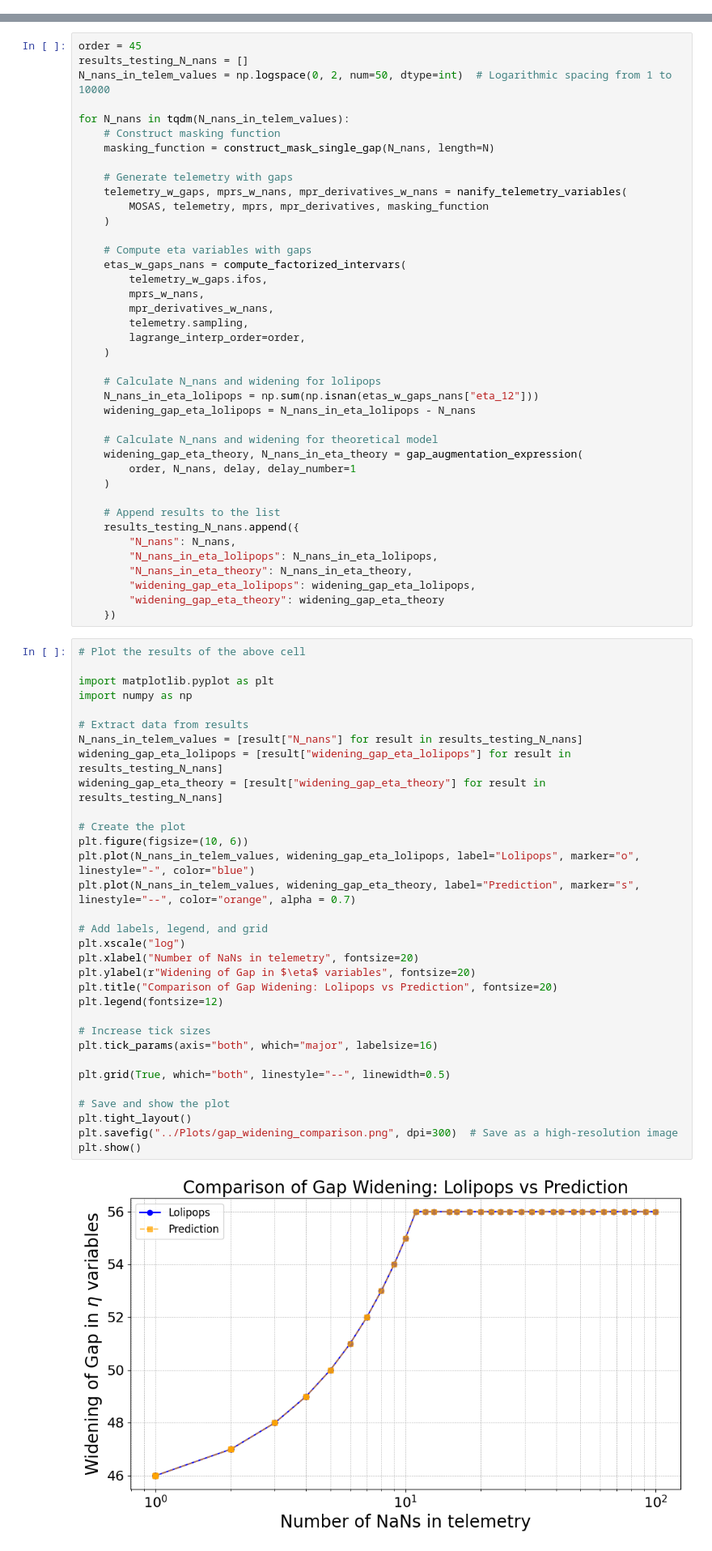
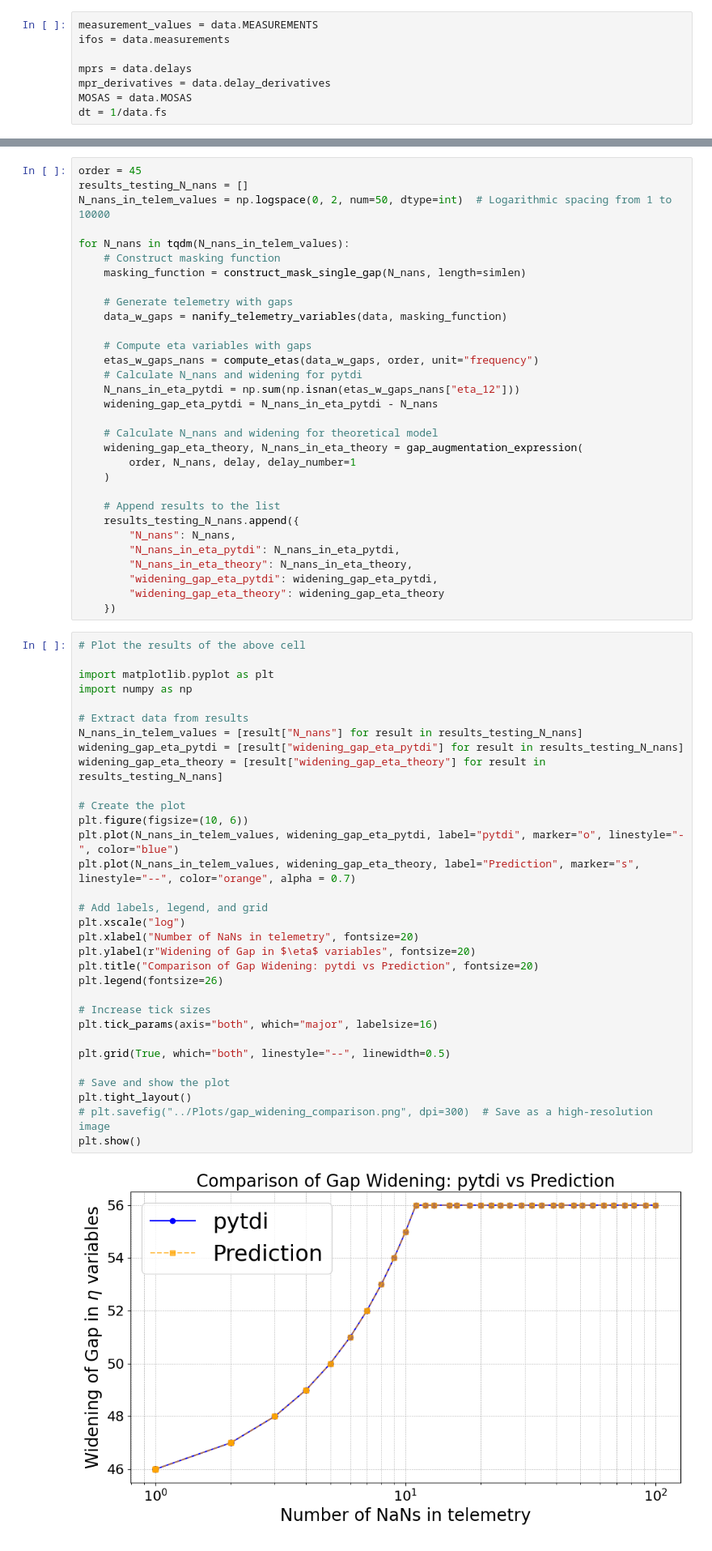
Before and after one commit to OllieBurke/gaps_tdi, a Jupyter notebook: notebooks/investigation_gap_widening.ipynb, the cells around one changed output, grey strips where cells are left out. Shown at 81% size. Drawn from its saved outputs; the diff is of its cells as text.

```diff
--- a/notebooks/investigation_gap_widening.ipynb
+++ b/notebooks/investigation_gap_widening.ipynb
@@ -100,0 +63,8 @@ INFO:lolipops.local.prn:Canceling filter group delay for PRN measurements
+# %%
+measurement_values = data.MEASUREMENTS
+ifos = data.measurements
+
+mprs = data.delays
+mpr_derivatives = data.delay_derivatives
+MOSAS = data.MOSAS
+dt = 1/data.fs
@@ -201,25 +220,16 @@ N_nans_in_telem_values = np.logspace(0, 2, num=50, dtype=int)  # Logarithmic spa
 
 for N_nans in tqdm(N_nans_in_telem_values):
     # Construct masking function
-    masking_function = construct_mask_single_gap(N_nans, length=N)
+    masking_function = construct_mask_single_gap(N_nans, length=simlen)
 
     # Generate telemetry with gaps
-    telemetry_w_gaps, mprs_w_nans, mpr_derivatives_w_nans = nanify_telemetry_variables(
-        MOSAS, telemetry, mprs, mpr_derivatives, masking_function
-    )
+    data_w_gaps = nanify_telemetry_variables(data, masking_function)
 
     # Compute eta variables with gaps
-    etas_w_gaps_nans = compute_factorized_intervars(
-        telemetry_w_gaps.ifos,
-        mprs_w_nans,
-        mpr_derivatives_w_nans,
-        telemetry.sampling,
-        lagrange_interp_order=order,
-    )
-
-    # Calculate N_nans and widening for lolipops
-    N_nans_in_eta_lolipops = np.sum(np.isnan(etas_w_gaps_nans["eta_12"]))
-    widening_gap_eta_lolipops = N_nans_in_eta_lolipops - N_nans
+    etas_w_gaps_nans = compute_etas(data_w_gaps, order, unit="frequency")
+    # Calculate N_nans and widening for pytdi
+    N_nans_in_eta_pytdi = np.sum(np.isnan(etas_w_gaps_nans["eta_12"]))
+    widening_gap_eta_pytdi = N_nans_in_eta_pytdi - N_nans
 
     # Calculate N_nans and widening for theoretical model
     widening_gap_eta_theory, N_nans_in_eta_theory = gap_augmentation_expression(
@@ -229,45 +239,45 @@ for N_nans in tqdm(N_nans_in_telem_values):
     # Append results to the list
     results_testing_N_nans.append({
         "N_nans": N_nans,
-        "N_nans_in_eta_lolipops": N_nans_in_eta_lolipops,
+        "N_nans_in_eta_pytdi": N_nans_in_eta_pytdi,
         "N_nans_in_eta_theory": N_nans_in_eta_theory,
-        "widening_gap_eta_lolipops": widening_gap_eta_lolipops,
+        "widening_gap_eta_pytdi": widening_gap_eta_pytdi,
         "widening_gap_eta_theory": widening_gap_eta_theory
     })
 # %%
 # Plot the results of the above cell
 
 import matplotlib.pyplot as plt
 import numpy as np
 
 # Extract data from results
 N_nans_in_telem_values = [result["N_nans"] for result in results_testing_N_nans]
-widening_gap_eta_lolipops = [result["widening_gap_eta_lolipops"] for result in results_testing_N_nans]
+widening_gap_eta_pytdi = [result["widening_gap_eta_pytdi"] for result in results_testing_N_nans]
 widening_gap_eta_theory = [result["widening_gap_eta_theory"] for result in results_testing_N_nans]
 
 # Create the plot
 plt.figure(figsize=(10, 6))
-plt.plot(N_nans_in_telem_values, widening_gap_eta_lolipops, label="Lolipops", marker="o", linestyle="-", color="blue")
+plt.plot(N_nans_in_telem_values, widening_gap_eta_pytdi, label="pytdi", marker="o", linestyle="-", color="blue")
 plt.plot(N_nans_in_telem_values, widening_gap_eta_theory, label="Prediction", marker="s", linestyle="--", color="orange", alpha = 0.7)
 
 # Add labels, legend, and grid
 plt.xscale("log")
 plt.xlabel("Number of NaNs in telemetry", fontsize=20)
 plt.ylabel(r"Widening of Gap in $\eta$ variables", fontsize=20)
-plt.title("Comparison of Gap Widening: Lolipops vs Prediction", fontsize=20)
-plt.legend(fontsize=12)
+plt.title("Comparison of Gap Widening: pytdi vs Prediction", fontsize=20)
+plt.legend(fontsize=26)
 
 # Increase tick sizes
 plt.tick_params(axis="both", which="major", labelsize=16)
 
 plt.grid(True, which="both", linestyle="--", linewidth=0.5)
 
 # Save and show the plot
 plt.tight_layout()
-plt.savefig("../Plots/gap_widening_comparison.png", dpi=300)  # Save as a high-resolution image
+# plt.savefig("../Plots/gap_widening_comparison.png", dpi=300)  # Save as a high-resolution image
 plt.show()
 # %% [output]
-[figure, old version]
+[figure, new version]
 # %% [markdown]
 # What do we learn here?
 ## For large strings of missing data, gap augmentation is constant.
```
Also changed, not shown: parts of 32 cells of this notebook, 2 other files.
